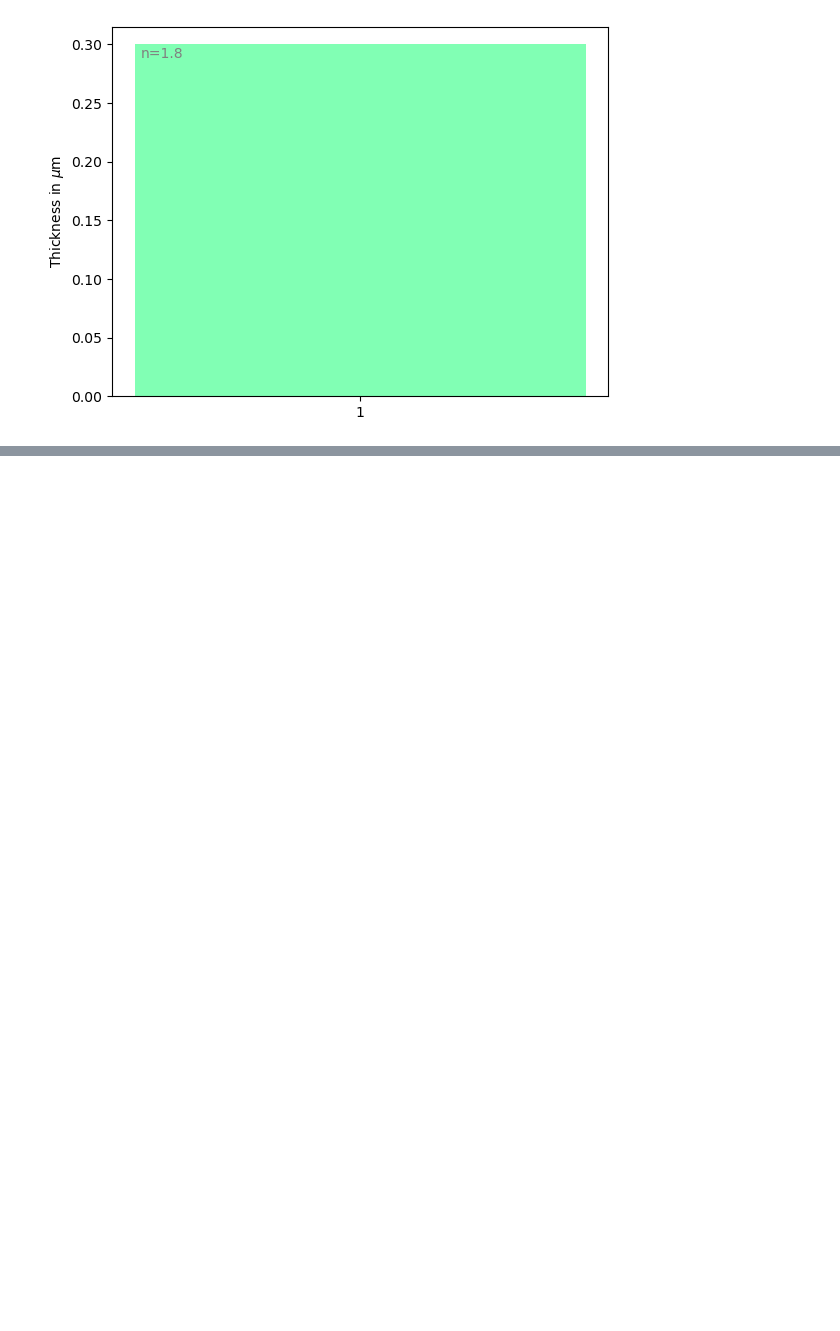
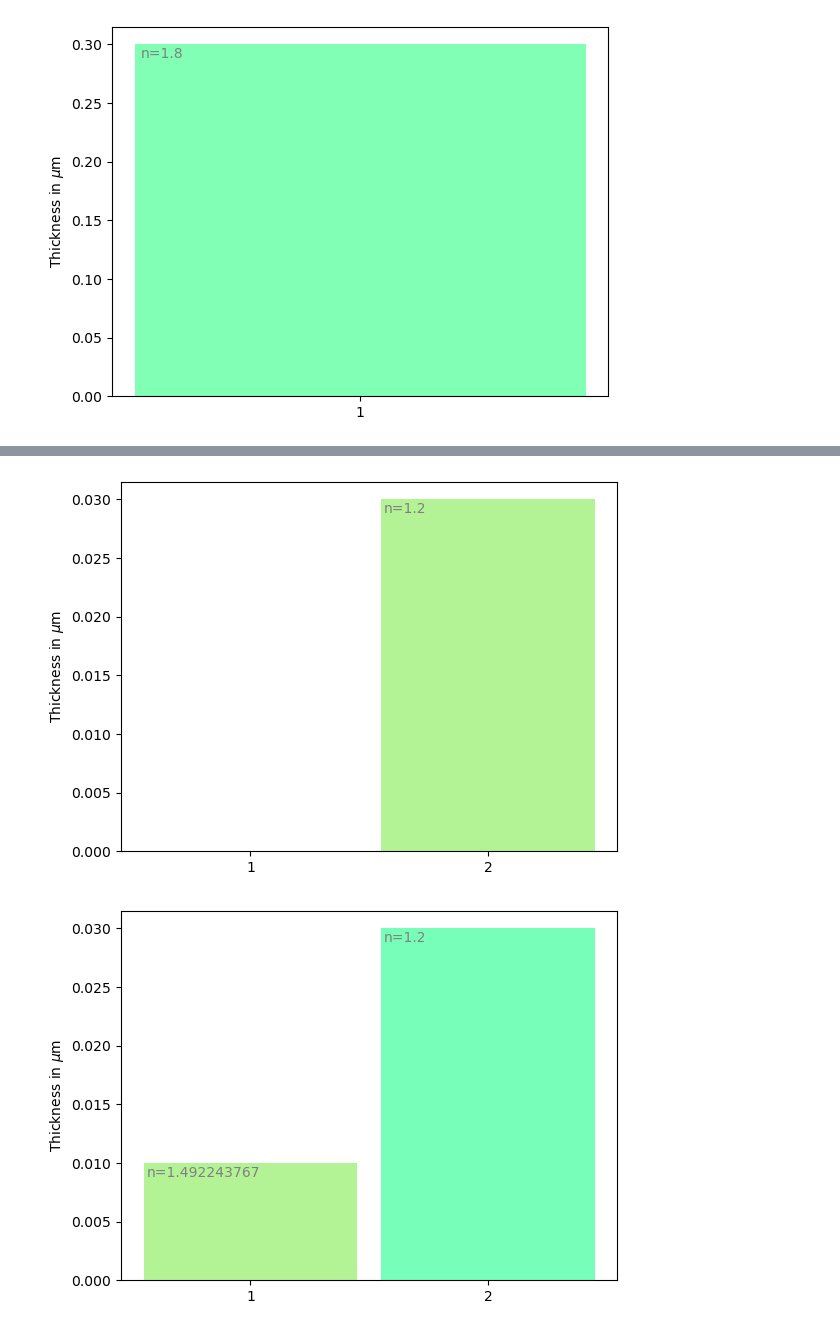
Before and after one commit to MartynasKer/tmm_fast, a Jupyter notebook: tmm.ipynb, the cells around one changed output, grey strips where cells are left out. Cells and saved outputs as stored; diff of their text form; code cells hidden in the pictures; blank space fills up the shorter version.

```diff
--- a/tmm.ipynb
+++ b/tmm.ipynb
@@ -178,0 +312,9 @@ plot_transmitivity(O, wl_nm, theta_degrees)
+# %%
+env.reset(0)
+
+env.plot_env()
+env.add_layer(0, 2, 0, True)
+env.plot_env()
+# %% [output]
+[figure, added]
+[figure, added]
```
Also changed, not shown: parts of 23 cells of this notebook, 8 other files.
